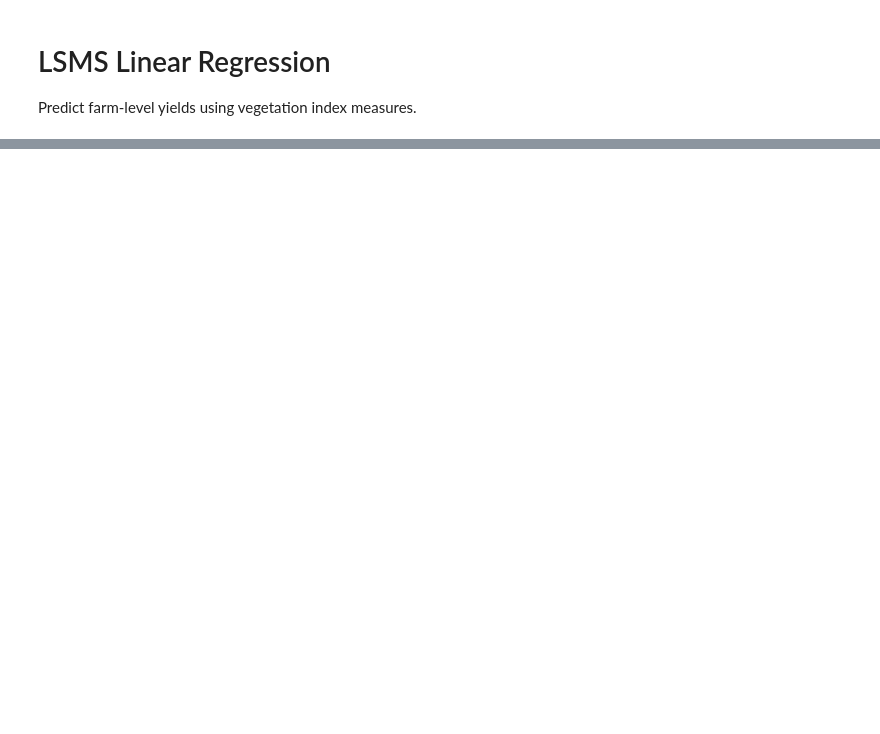
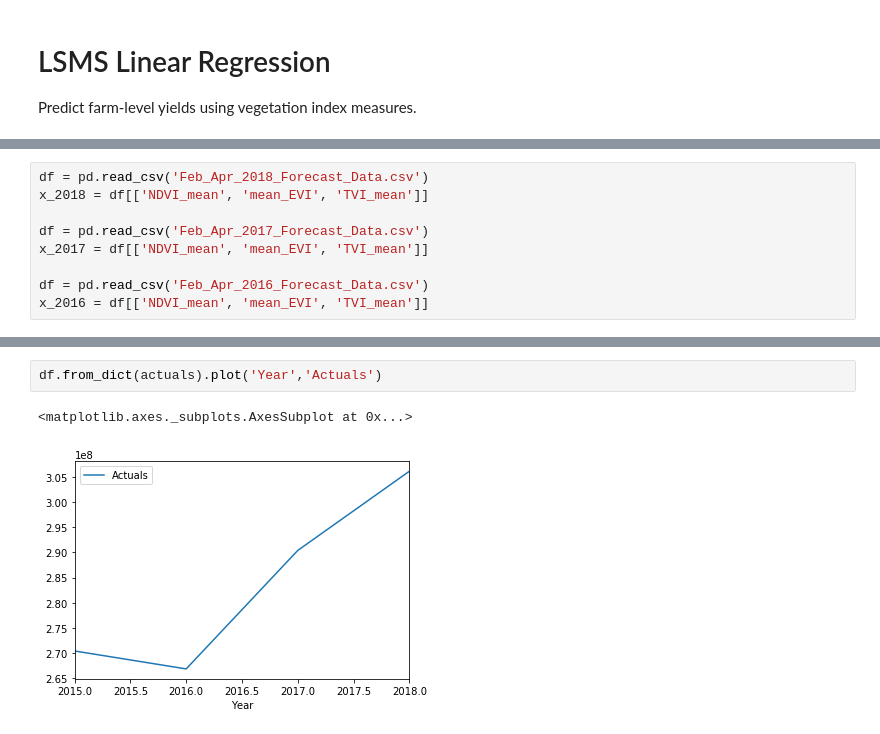
Before and after one commit to WorldModelers/remote-sensing, a Jupyter notebook: ML-dev/LSMS-linreg.ipynb, the cells around one changed output, grey strips where cells are left out. Saved outputs shown, nothing was run; the diff lists cells and outputs as text; blank space fills up the shorter version.

```diff
--- a/ML-dev/LSMS-linreg.ipynb
+++ b/ML-dev/LSMS-linreg.ipynb
@@ -71,0 +93,9 @@ Warnings:
+# %%
+df = pd.read_csv('Feb_Apr_2018_Forecast_Data.csv')
+x_2018 = df[['NDVI_mean', 'mean_EVI', 'TVI_mean']]
+
+df = pd.read_csv('Feb_Apr_2017_Forecast_Data.csv')
+x_2017 = df[['NDVI_mean', 'mean_EVI', 'TVI_mean']]
+
+df = pd.read_csv('Feb_Apr_2016_Forecast_Data.csv')
+x_2016 = df[['NDVI_mean', 'mean_EVI', 'TVI_mean']]
@@ -71,0 +119,5 @@ Warnings:
+# %%
+df.from_dict(actuals).plot('Year','Actuals')
+# %% [output]
+<matplotlib.axes._subplots.AxesSubplot at 0x...>
+[figure, added]
```
Also changed, not shown: parts of 26 cells of this notebook, 21 other files.
